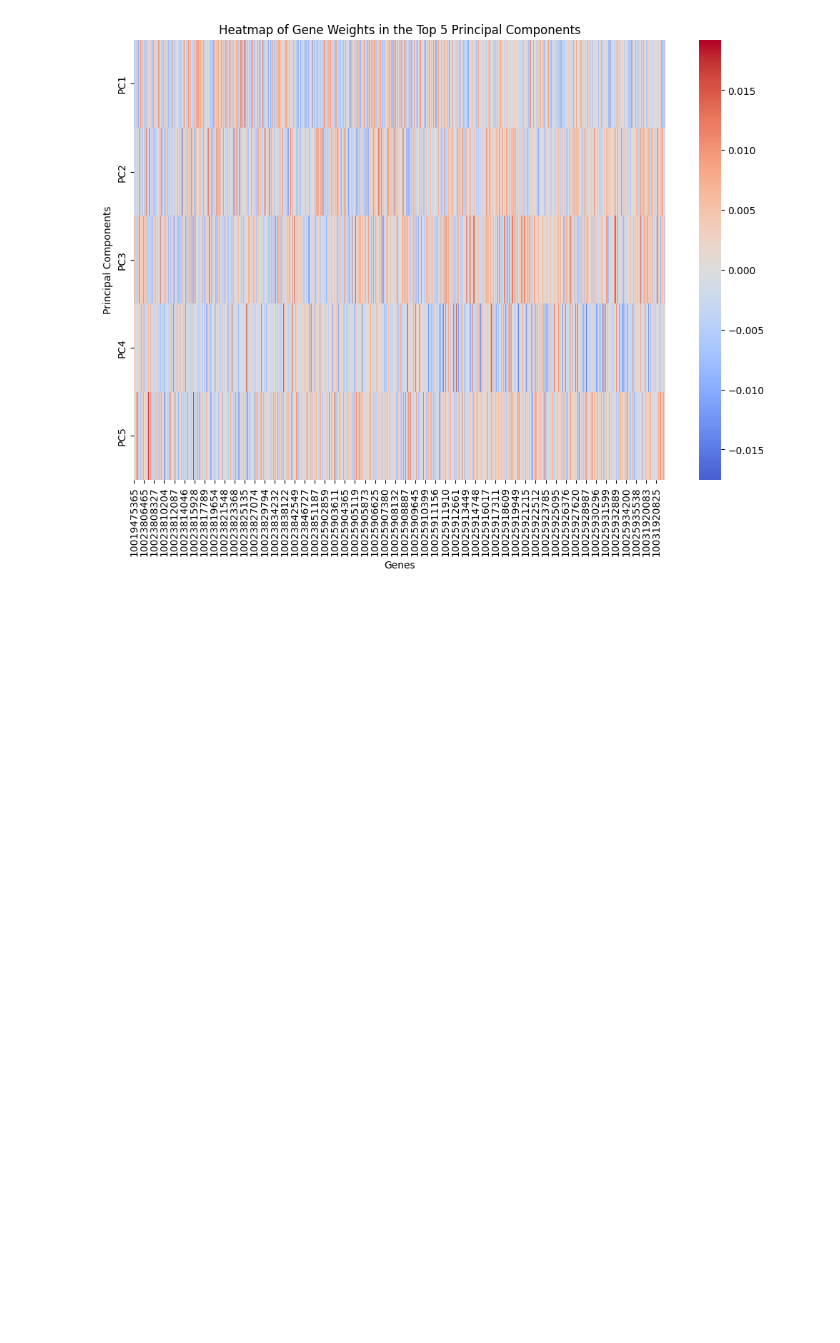
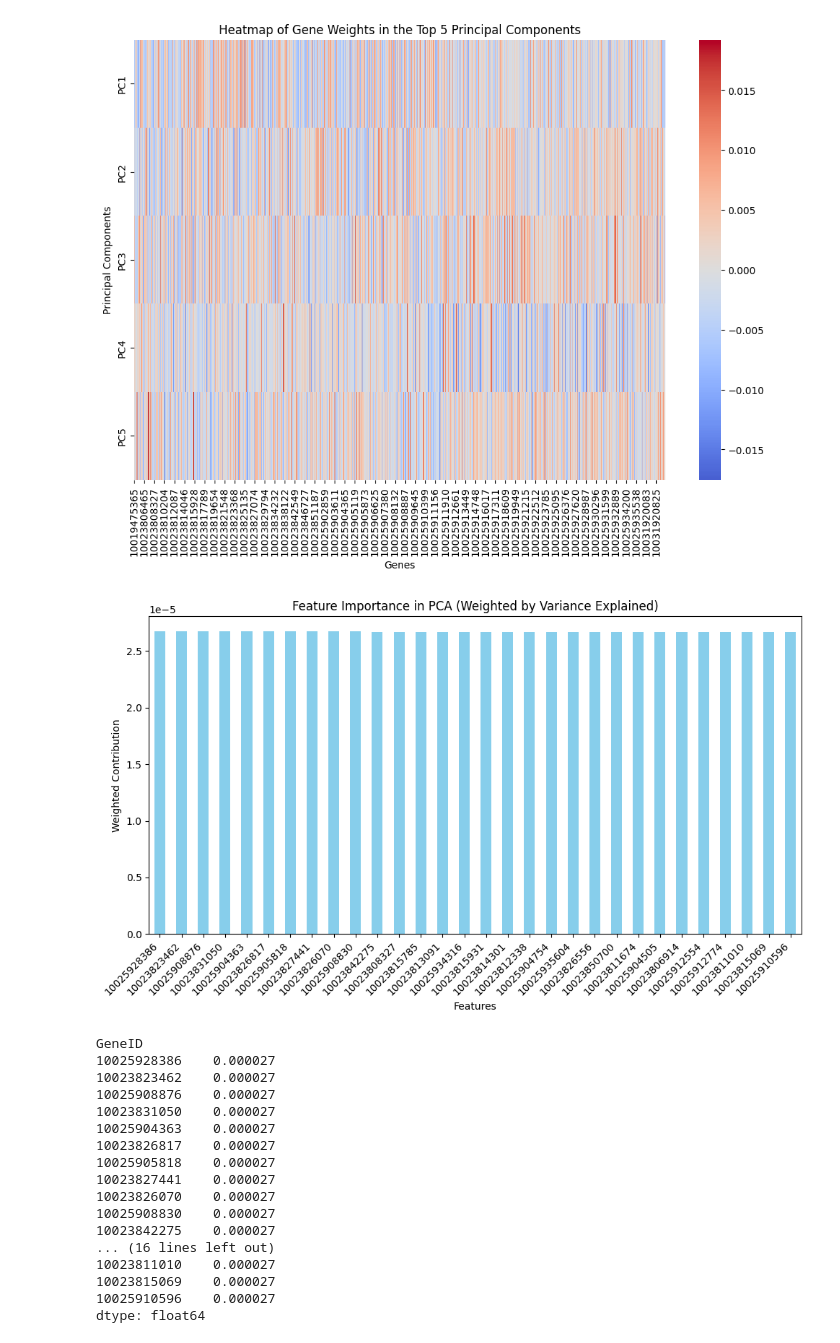
Before and after one commit to timryall/STAT3006, a Jupyter notebook: assignment_4/1.ipynb, the cells around one changed output. Cells and saved outputs as stored; diff of their text form; code cells hidden in the pictures; blank space fills up the shorter version.

```diff
--- a/assignment_4/1.ipynb
+++ b/assignment_4/1.ipynb
@@ -100,3 +100,60 @@ pca_components_df.shape=(230, 39280)
 [figure]
 [figure]
 [figure]
+# %%
+import numpy as np
+import pandas as pd
+import matplotlib.pyplot as plt
+from sklearn.decomposition import PCA
+from sklearn.preprocessing import StandardScaler
+
+data = pd.read_csv('data/braindat.csv', index_col=0).T  # Gene expression data
+
+
+# Assuming 'data' is your DataFrame with the original features
+scaler = StandardScaler()
+scaled_data = scaler.fit_transform(data)
+
+pca = PCA(n_components=0.95)
+pca.fit(scaled_data)
+
+# Loadings
+loadings = pd.DataFrame(pca.components_.T, columns=[f'PC{i+1}' for i in range(len(pca.components_))], index=data.columns)
+explained_variance_ratio = pca.explained_variance_ratio_
+
+# Calculate weighted sum of squared loadings for each feature
+feature_importance = (loadings**2).dot(explained_variance_ratio)
+feature_importance = feature_importance / feature_importance.sum()  # Normalize to make contributions sum to 1 if needed
+
+# Sort by importance
+feature_importance = feature_importance.sort_values(ascending=False).head(30)
+
+plt.figure(figsize=(10, 6))
+feature_importance.plot(kind='bar', color='skyblue')
+plt.title('Feature Importance in PCA (Weighted by Variance Explained)')
+plt.xlabel('Features')
+plt.ylabel('Weighted Contribution')
+plt.xticks(rotation=45, ha='right')
+plt.tight_layout()
+plt.show()
+
+print(feature_importance)
+# %% [output]
+[figure, added]
+GeneID
+10025928386    0.000027
+10023823462    0.000027
+10025908876    0.000027
+10023831050    0.000027
+10025904363    0.000027
+10023826817    0.000027
+10025905818    0.000027
+10023827441    0.000027
+10023826070    0.000027
+10025908830    0.000027
+10023842275    0.000027
+... (16 lines left out)
+10023811010    0.000027
+10023815069    0.000027
+10025910596    0.000027
+dtype: float64
```
Also changed, not shown: 5 other files.
